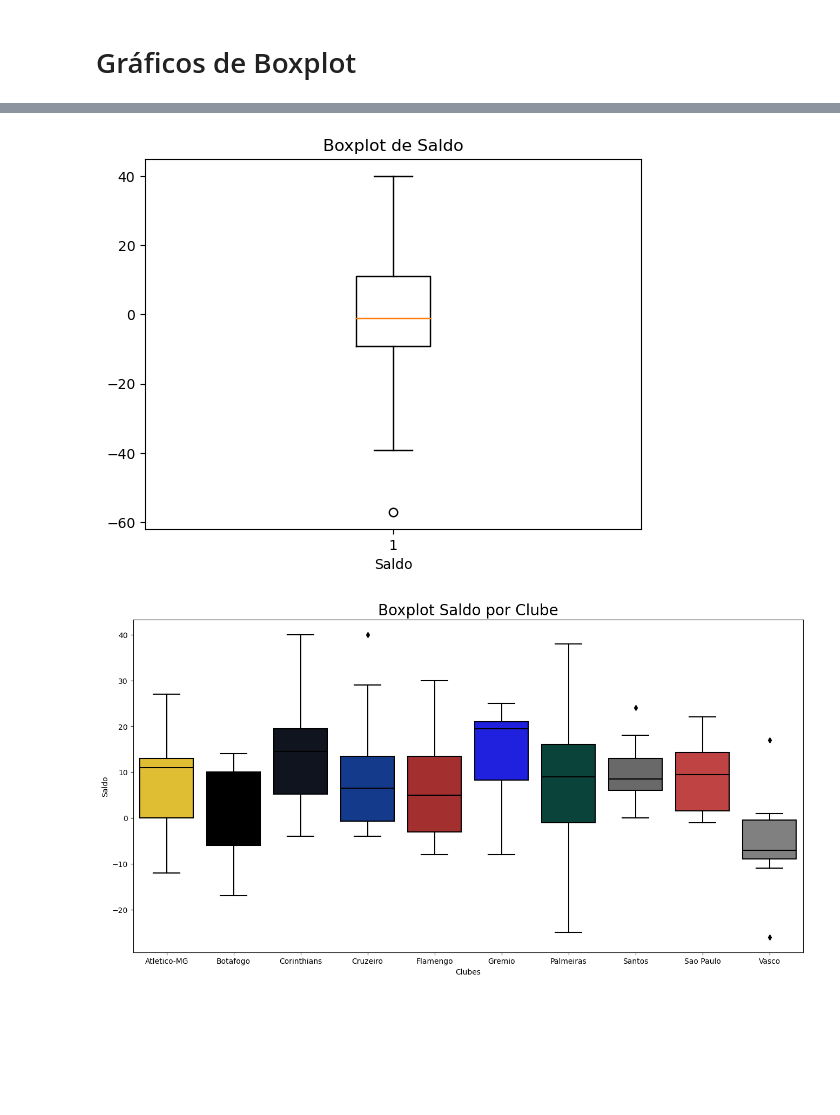
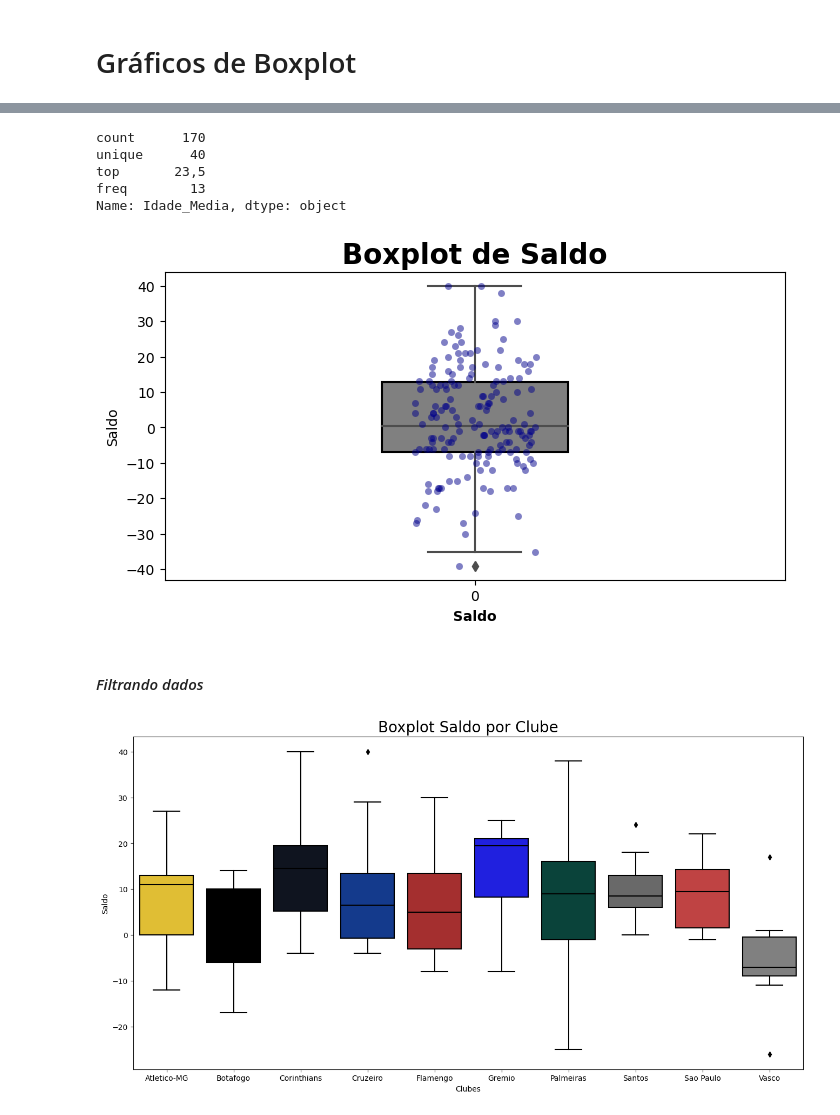
Before and after one commit to AVTBrasil/An-lise-de-Dados-no-Futebol, a Jupyter notebook: Analise_de_dados.ipynb, the cells around one changed output, grey strips where cells are left out. Drawn from its saved outputs; the diff is of its cells as text; code cells hidden in the pictures; blank space fills up the shorter version.

```diff
--- a/Analise_de_dados.ipynb
+++ b/Analise_de_dados.ipynb
@@ -166,8 +193,21 @@ team_colors = {
+# %%
+df['Idade_Media'].describe()
+# %% [output]
+count      170
+unique      40
+top       23,5
+freq        13
+Name: Idade_Media, dtype: object
 # %%
 # Criar boxplot para 'Saldo'
-plt.boxplot(df['Saldo'])
-plt.xlabel('Saldo')
-plt.title('Boxplot de Saldo')
+plt.figure(figsize = (8,4))
+sns.boxplot(data = df['Saldo'], width = 0.3, color = 'grey', boxprops=dict(edgecolor='black'))
+sns.stripplot(data=  df['Saldo'], color = 'darkblue', alpha = 0.5)
+
+plt.xlabel('Saldo', fontweight = 'bold')
+plt.title('Boxplot de Saldo', fontsize = 20,fontweight = 'bold')
 plt.show()
 # %% [output]
-[figure, old version]
+[figure, new version]
+# %% [markdown]
+#### *Filtrando dados* ####
```
Also changed, not shown: parts of 38 cells of this notebook.
